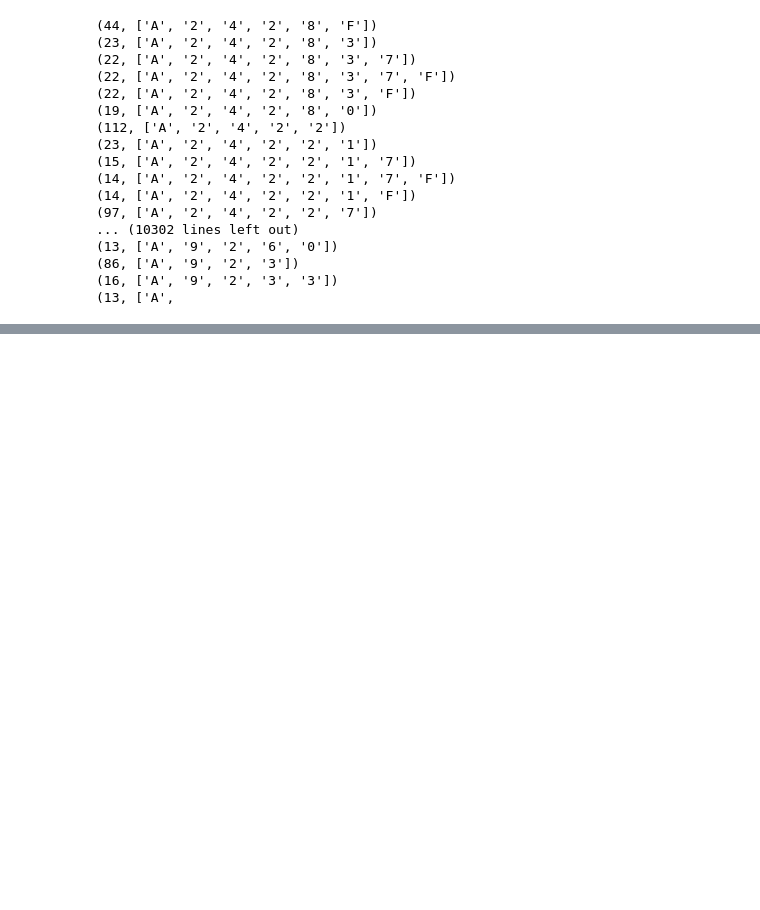
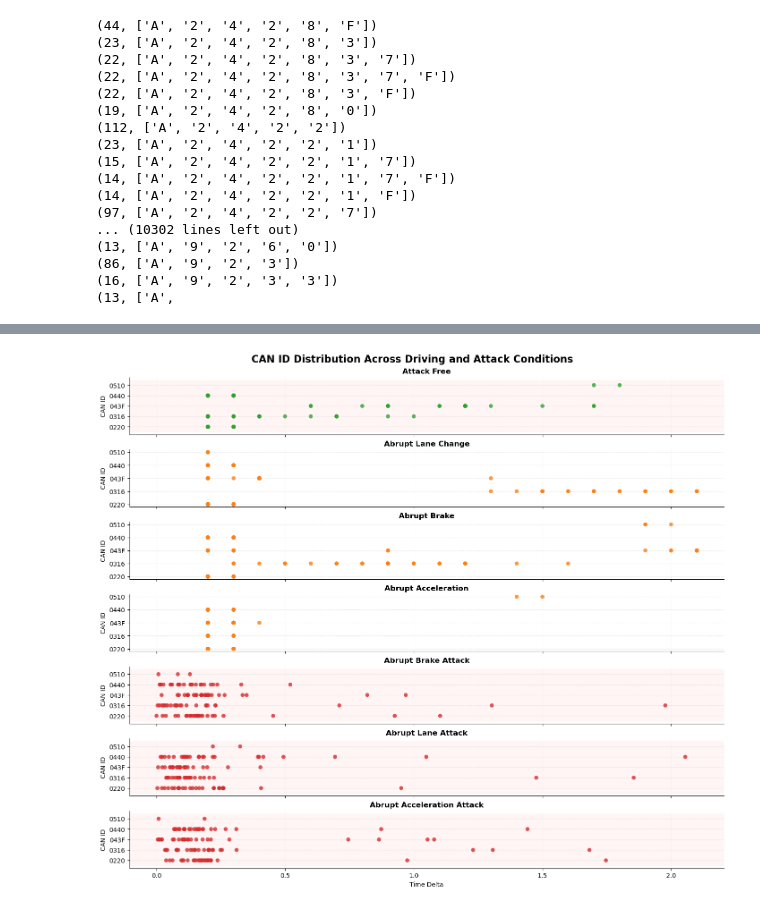
Before and after one commit to Arupreza/UISS, a Jupyter notebook: Data Labeling.ipynb, the cells around one changed output, grey strips where cells are left out. Saved outputs shown, nothing was run; the diff lists cells and outputs as text; code cells hidden in the pictures; blank space fills up the shorter version.

```diff
--- a/Data Labeling.ipynb
+++ b/Data Labeling.ipynb
@@ -396,0 +773,21 @@ Patterns saved to 'frequent_patterns.csv'.
+# %%
+datasets = [
+    ("Attack Free", Kam_Nor),
+    ("Abrupt Lane Change", Kam_Lane),
+    ("Abrupt Brake", Kam_Break),
+    ("Abrupt Acceleration", Kam_Acc),
+    ("Abrupt Brake Attack", Kam_Break_Att),
+    ("Abrupt Lane Attack", Kam_Lane_Att),
+    ("Abrupt Acceleration Attack", Kam_Acc_Att),
+]
+
+plot_can_rowwise_presentable(
+    datasets,
+    x_col='Time_Delta',
+    id_col='CAN_ID',
+    id_order=['0220', '0316', '043F', '0440', '0510'],
+    window=100,
+    marker_size=42
+)
+# %% [output]
+[figure, added]
```
Also changed, not shown: parts of 11 cells of this notebook, 6 other files.
